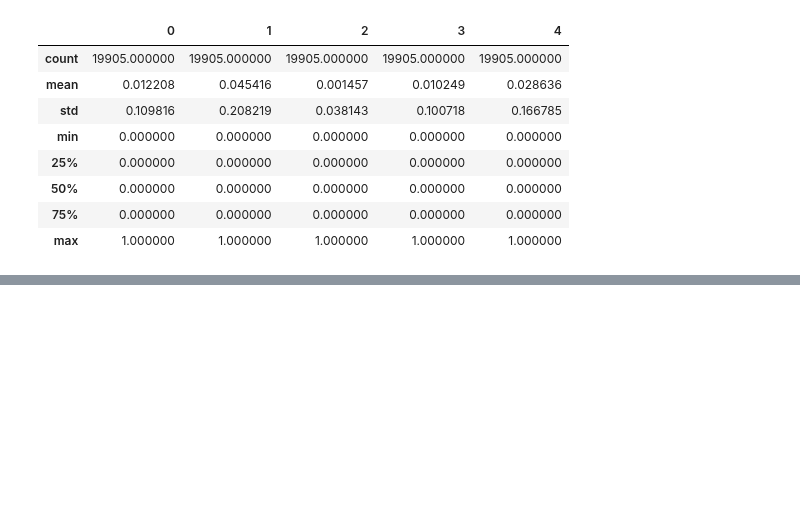
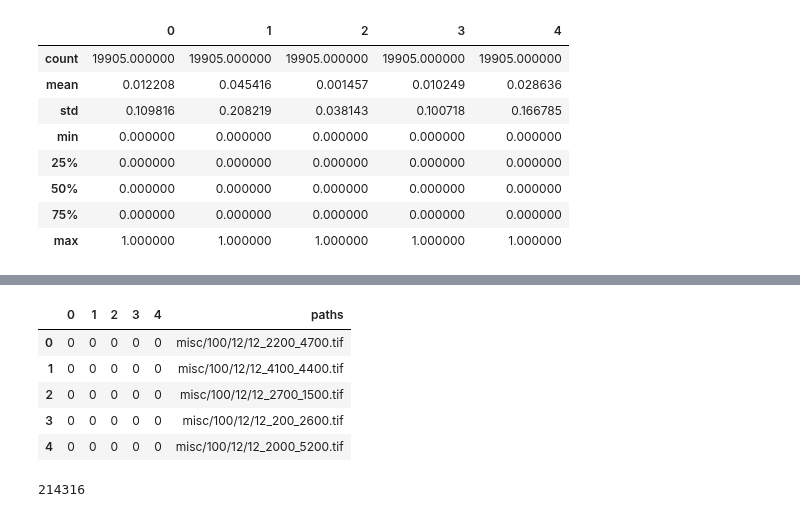
Before and after one commit to Project-Canopy/cb_feature_detection, a Jupyter notebook: data-prep/dataset_changes/train_val_test_split_make_csvs.ipynb, the cells around one changed output, grey strips where cells are left out. Drawn from its saved outputs; the diff is of its cells as text; code cells hidden in the pictures; blank space fills up the shorter version.

```diff
--- a/data-prep/dataset_changes/train_val_test_split_make_csvs.ipynb
+++ b/data-prep/dataset_changes/train_val_test_split_make_csvs.ipynb
@@ -288,0 +309,6 @@ val_labels_df.to_csv('new_val_labels_v1.csv', index=None, header=True)
+# %%
+labels = ['Industrial_agriculture', 'ISL', 'Mining', 'Roads', 'Shifting_cultivation']
+
+for i in range(5):
+    print(labels[i])
+    print(df[str(i)].value_counts())
@@ -288,0 +340,8 @@ val_labels_df.to_csv('new_val_labels_v1.csv', index=None, header=True)
+# %%
+yes_labels = 0
+
+for i in range(len(df)):
+    for j in range(5):
+        if df.loc[i, str(j)] == 1:
+            yes_labels += 1
+            break
@@ -288,0 +474,17 @@ val_labels_df.to_csv('new_val_labels_v1.csv', index=None, header=True)
+# %%
+df3 = df2.copy()
+
+df3['paths'] = df3['paths'].apply(lambda x: '/'.join(x.split('/')[3:]))
+
+df3.head()
+# %% [output]
+|  | 0 | 1 | 2 | 3 | 4 | paths |
+| 0 | 0 | 0 | 0 | 0 | 0 | misc/100/12/12_2200_4700.tif |
+| 1 | 0 | 0 | 0 | 0 | 0 | misc/100/12/12_4100_4400.tif |
+| 2 | 0 | 0 | 0 | 0 | 0 | misc/100/12/12_2700_1500.tif |
+| 3 | 0 | 0 | 0 | 0 | 0 | misc/100/12/12_200_2600.tif |
+| 4 | 0 | 0 | 0 | 0 | 0 | misc/100/12/12_2000_5200.tif |
+# %%
+len(df3)
+# %% [output]
+214316
```
Also changed, not shown: parts of 27 cells of this notebook, 4 other files.
